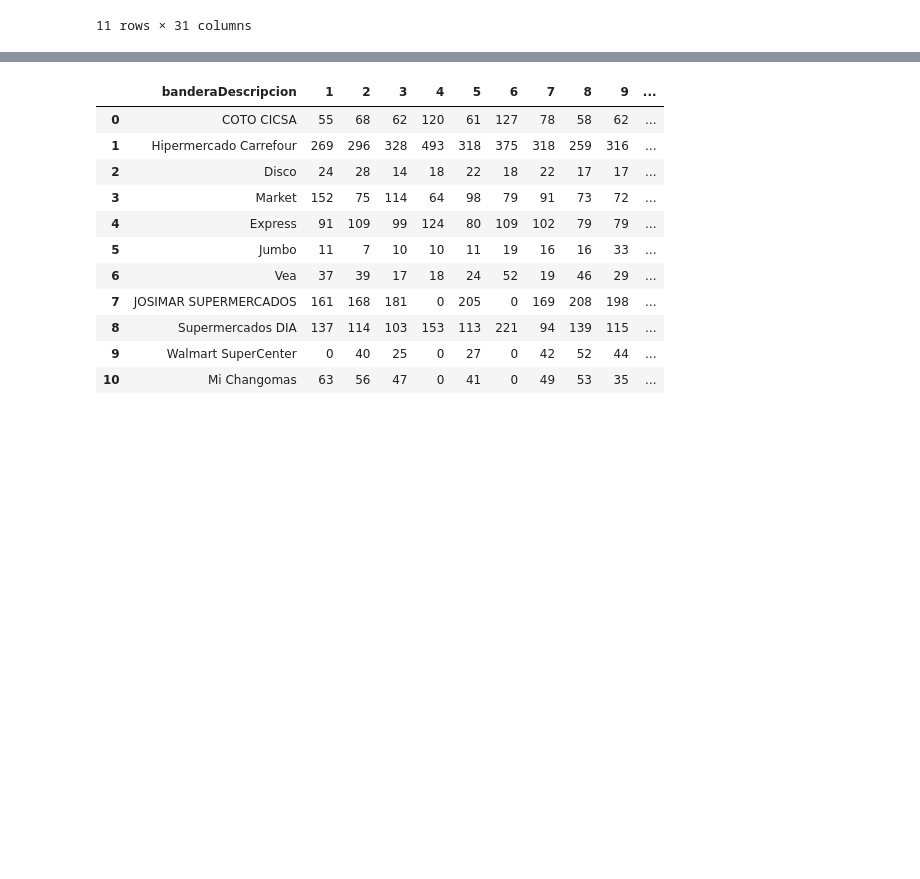
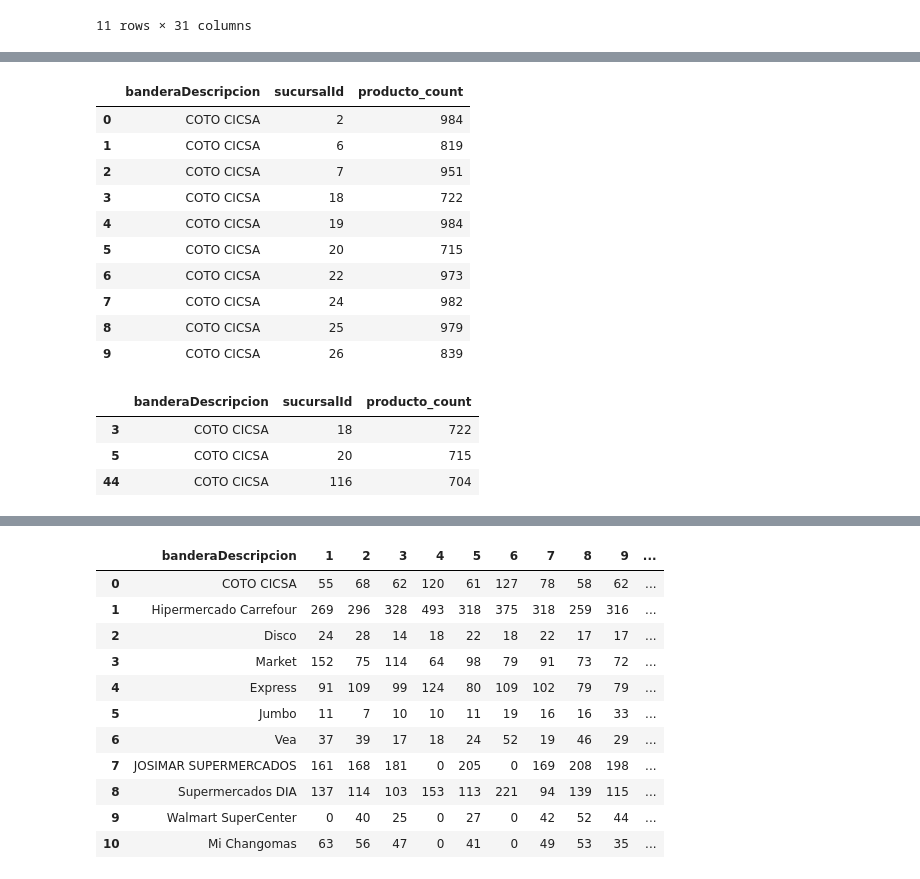
Before and after one commit to pabloveraML/DM_TP1, a Jupyter notebook: TP01 - preprocess - Tomas.ipynb, the cells around one changed output, grey strips where cells are left out. Cells and saved outputs as stored; diff of their text form; code cells hidden in the pictures; blank space fills up the shorter version.

```diff
--- a/TP01 - preprocess - Tomas.ipynb
+++ b/TP01 - preprocess - Tomas.ipynb
@@ -501,0 +537,33 @@ number_products_per_sucursal(precio_producto_sucursal)
+# %%
+d = {'producto': ['count']}
+
+df_med = precio_producto_sucursal[precio_producto_sucursal['medicion']==1]
+
+res_p = df_med.groupby(['banderaDescripcion', 'sucursalId']).agg(d)
+
+res_p.columns = ['_'.join(col) for col in res_p.columns.values]
+
+res_p = res_p.reset_index()
+
+#res_p = pd.merge(res_p, sucursales_corregido[['sucursalId', 'localidad_lower']], on='sucursalId', how='left')
+
+res_p.head(10)
+# %% [output]
+|  | banderaDescripcion | sucursalId | producto_count |
+| 0 | COTO CICSA | 2 | 984 |
+| 1 | COTO CICSA | 6 | 819 |
+| 2 | COTO CICSA | 7 | 951 |
+| 3 | COTO CICSA | 18 | 722 |
+| 4 | COTO CICSA | 19 | 984 |
+| 5 | COTO CICSA | 20 | 715 |
+| 6 | COTO CICSA | 22 | 973 |
+| 7 | COTO CICSA | 24 | 982 |
+| 8 | COTO CICSA | 25 | 979 |
+| 9 | COTO CICSA | 26 | 839 |
+# %%
+res_p[(res_p['banderaDescripcion']=='COTO CICSA') & (res_p['producto_count']<755)]
+# %% [output]
+|  | banderaDescripcion | sucursalId | producto_count |
+| 3 | COTO CICSA | 18 | 722 |
+| 5 | COTO CICSA | 20 | 715 |
+| 44 | COTO CICSA | 116 | 704 |
```
Also changed, not shown: parts of 44 cells of this notebook, 1 other file.
